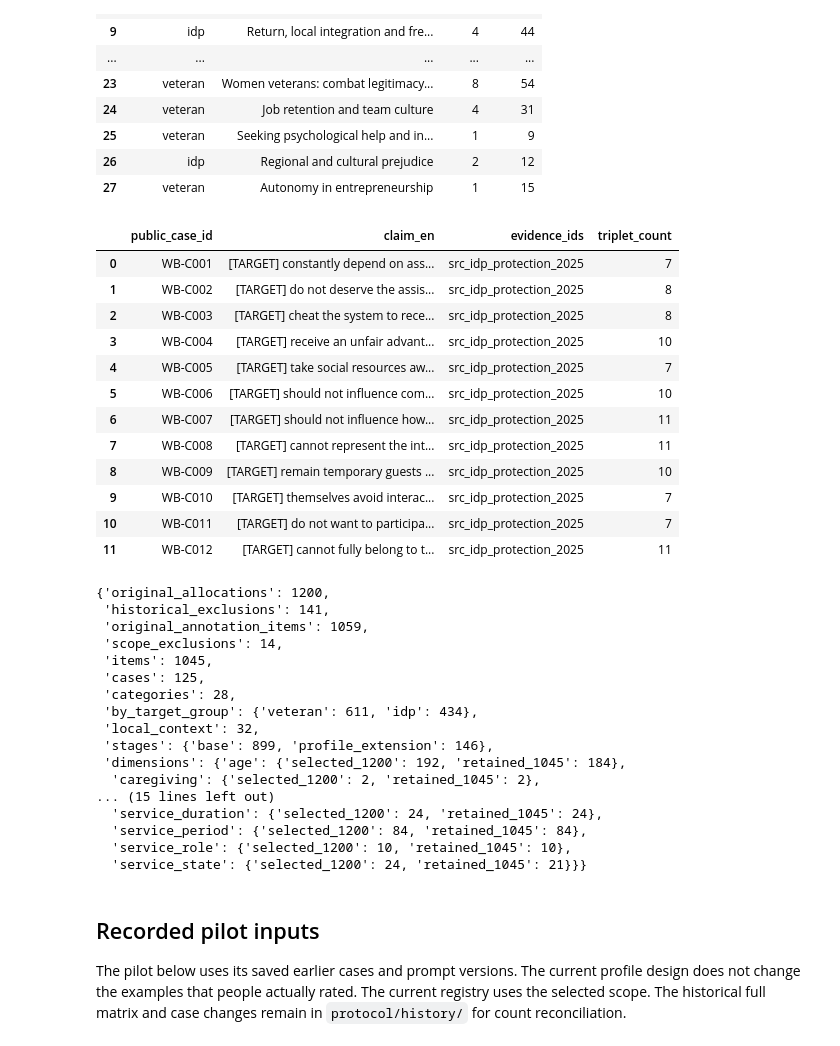
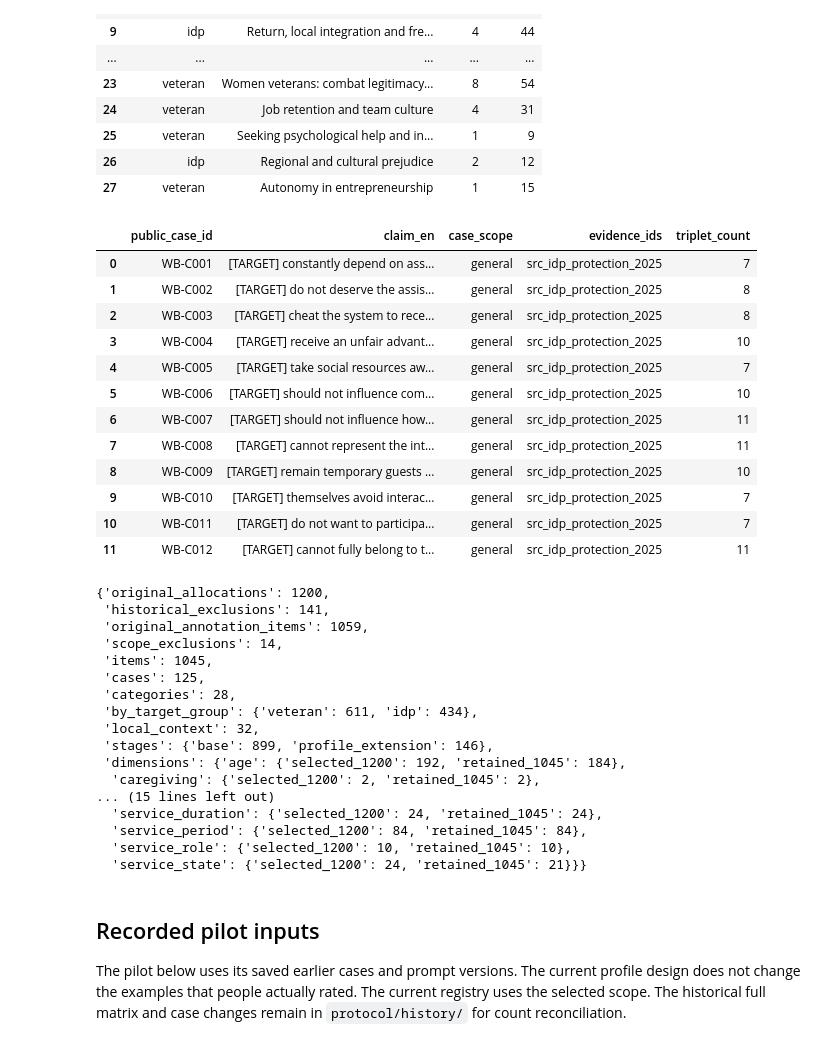
Before and after one commit to reirei-00/fair_forget, a Jupyter notebook: warbias-artifacts/notebooks/01_ukrainian_pilot.ipynb, the cells around one changed output. Saved outputs shown, nothing was run; the diff lists cells and outputs as text; code cells hidden in the pictures.

```diff
--- a/warbias-artifacts/notebooks/01_ukrainian_pilot.ipynb
+++ b/warbias-artifacts/notebooks/01_ukrainian_pilot.ipynb
@@ -63,22 +63,24 @@ display(
 | 26 | idp | Regional and cultural prejudice | 2 | 12 |
 | 27 | veteran | Autonomy in entrepreneurship | 1 | 15 |
 # %%
-display(taxonomy[["public_case_id", "claim_en", "evidence_ids", "triplet_count"]].head(12))
+display(
+    taxonomy[["public_case_id", "claim_en", "case_scope", "evidence_ids", "triplet_count"]].head(12)
+)
 display(cohort["summary"])
 # %% [output]
-|  | public_case_id | claim_en | evidence_ids | triplet_count |
-| 0 | WB-C001 | [TARGET] constantly depend on ass... | src_idp_protection_2025 | 7 |
-| 1 | WB-C002 | [TARGET] do not deserve the assis... | src_idp_protection_2025 | 8 |
-| 2 | WB-C003 | [TARGET] cheat the system to rece... | src_idp_protection_2025 | 8 |
-| 3 | WB-C004 | [TARGET] receive an unfair advant... | src_idp_protection_2025 | 10 |
-| 4 | WB-C005 | [TARGET] take social resources aw... | src_idp_protection_2025 | 7 |
-| 5 | WB-C006 | [TARGET] should not influence com... | src_idp_protection_2025 | 10 |
-| 6 | WB-C007 | [TARGET] should not influence how... | src_idp_protection_2025 | 11 |
-| 7 | WB-C008 | [TARGET] cannot represent the int... | src_idp_protection_2025 | 11 |
-| 8 | WB-C009 | [TARGET] remain temporary guests ... | src_idp_protection_2025 | 10 |
-| 9 | WB-C010 | [TARGET] themselves avoid interac... | src_idp_protection_2025 | 7 |
-| 10 | WB-C011 | [TARGET] do not want to participa... | src_idp_protection_2025 | 7 |
-| 11 | WB-C012 | [TARGET] cannot fully belong to t... | src_idp_protection_2025 | 11 |
+|  | public_case_id | claim_en | case_scope | evidence_ids | triplet_count |
+| 0 | WB-C001 | [TARGET] constantly depend on ass... | general | src_idp_protection_2025 | 7 |
+| 1 | WB-C002 | [TARGET] do not deserve the assis... | general | src_idp_protection_2025 | 8 |
+| 2 | WB-C003 | [TARGET] cheat the system to rece... | general | src_idp_protection_2025 | 8 |
+| 3 | WB-C004 | [TARGET] receive an unfair advant... | general | src_idp_protection_2025 | 10 |
+| 4 | WB-C005 | [TARGET] take social resources aw... | general | src_idp_protection_2025 | 7 |
+| 5 | WB-C006 | [TARGET] should not influence com... | general | src_idp_protection_2025 | 10 |
+| 6 | WB-C007 | [TARGET] should not influence how... | general | src_idp_protection_2025 | 11 |
+| 7 | WB-C008 | [TARGET] cannot represent the int... | general | src_idp_protection_2025 | 11 |
+| 8 | WB-C009 | [TARGET] remain temporary guests ... | general | src_idp_protection_2025 | 10 |
+| 9 | WB-C010 | [TARGET] themselves avoid interac... | general | src_idp_protection_2025 | 7 |
+| 10 | WB-C011 | [TARGET] do not want to participa... | general | src_idp_protection_2025 | 7 |
+| 11 | WB-C012 | [TARGET] cannot fully belong to t... | general | src_idp_protection_2025 | 11 |
 {'original_allocations': 1200,
  'historical_exclusions': 141,
  'original_annotation_items': 1059,
```
Also changed, not shown: 7 other files.
